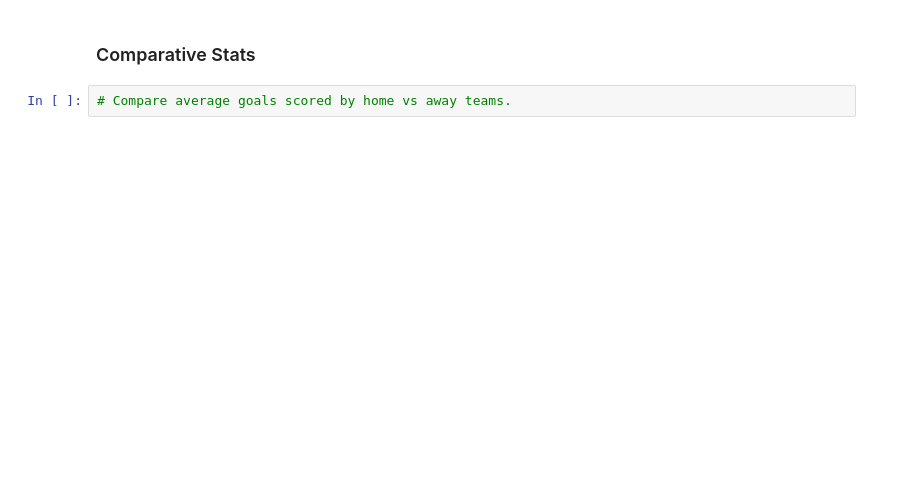
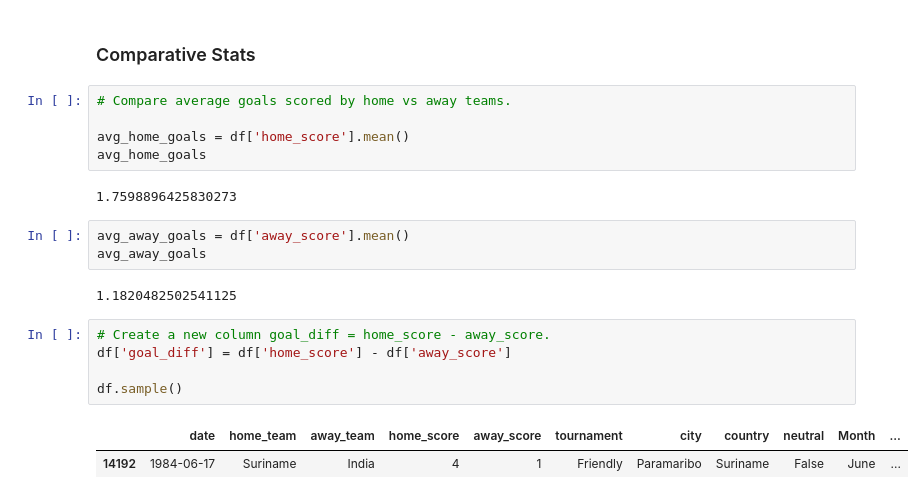
Before and after one commit to Ambily313/FIFA-World-Cup-Matches-Analysis-with-Pandas, a Jupyter notebook: fifa.ipynb, the cells around one changed output. Saved outputs shown, nothing was run; the diff lists cells and outputs as text; blank space fills up the shorter version.

```diff
--- a/fifa.ipynb
+++ b/fifa.ipynb
@@ -143,5 +243,23 @@ Text(0, 0.5, 'Match Count')
 ###  Comparative Stats
 # %%
 # Compare average goals scored by home vs away teams.
+
+avg_home_goals = df['home_score'].mean()
+avg_home_goals
+# %% [output]
+1.7598896425830273
+# %%
+avg_away_goals = df['away_score'].mean()
+avg_away_goals
+# %% [output]
+1.1820482502541125
+# %%
+# Create a new column goal_diff = home_score - away_score.
+df['goal_diff'] = df['home_score'] - df['away_score']
+
+df.sample()
+# %% [output]
+|  | date | home_team | away_team | home_score | away_score | tournament | city | country | neutral | Month | ... |
+| 14192 | 1984-06-17 | Suriname | India | 4 | 1 | Friendly | Paramaribo | Suriname | False | June | ... |
 # %%
 # Which team has the highest average goal difference?
```
Also changed, not shown: parts of 17 cells of this notebook.
